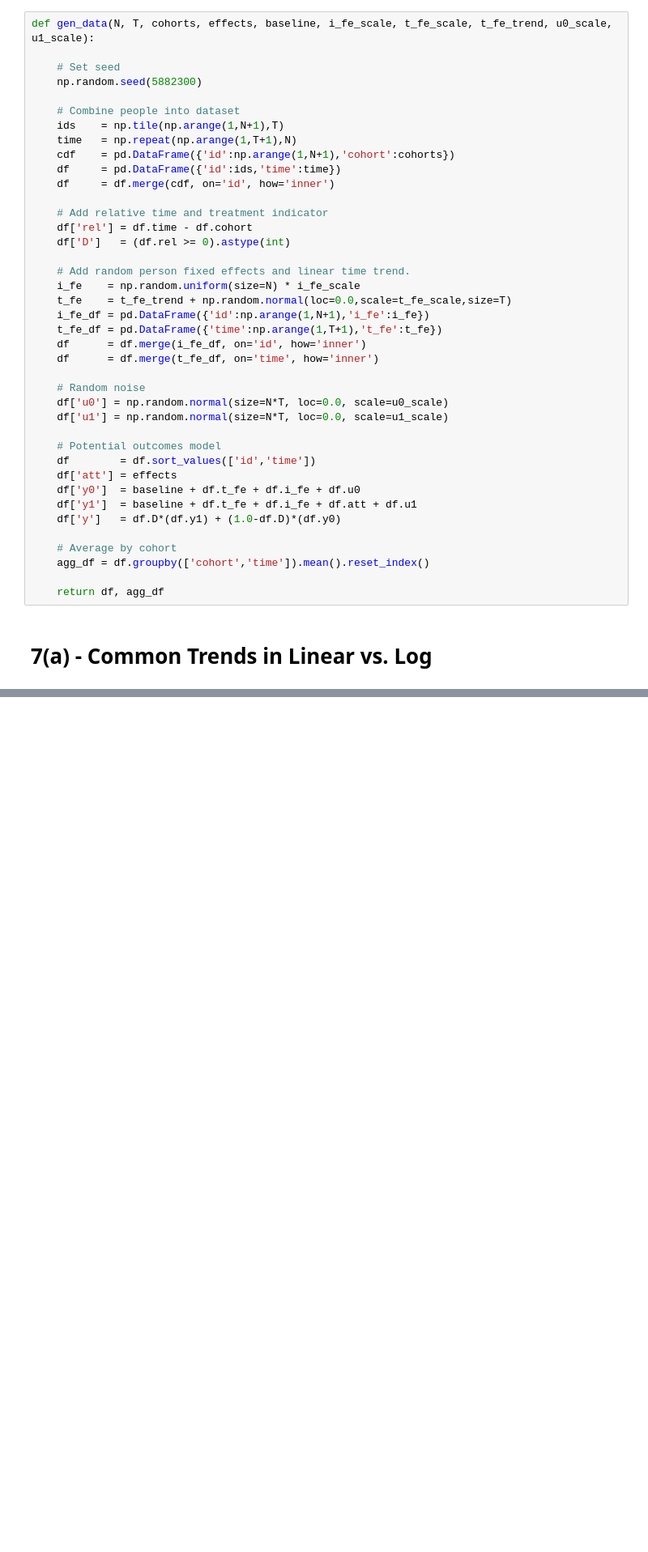
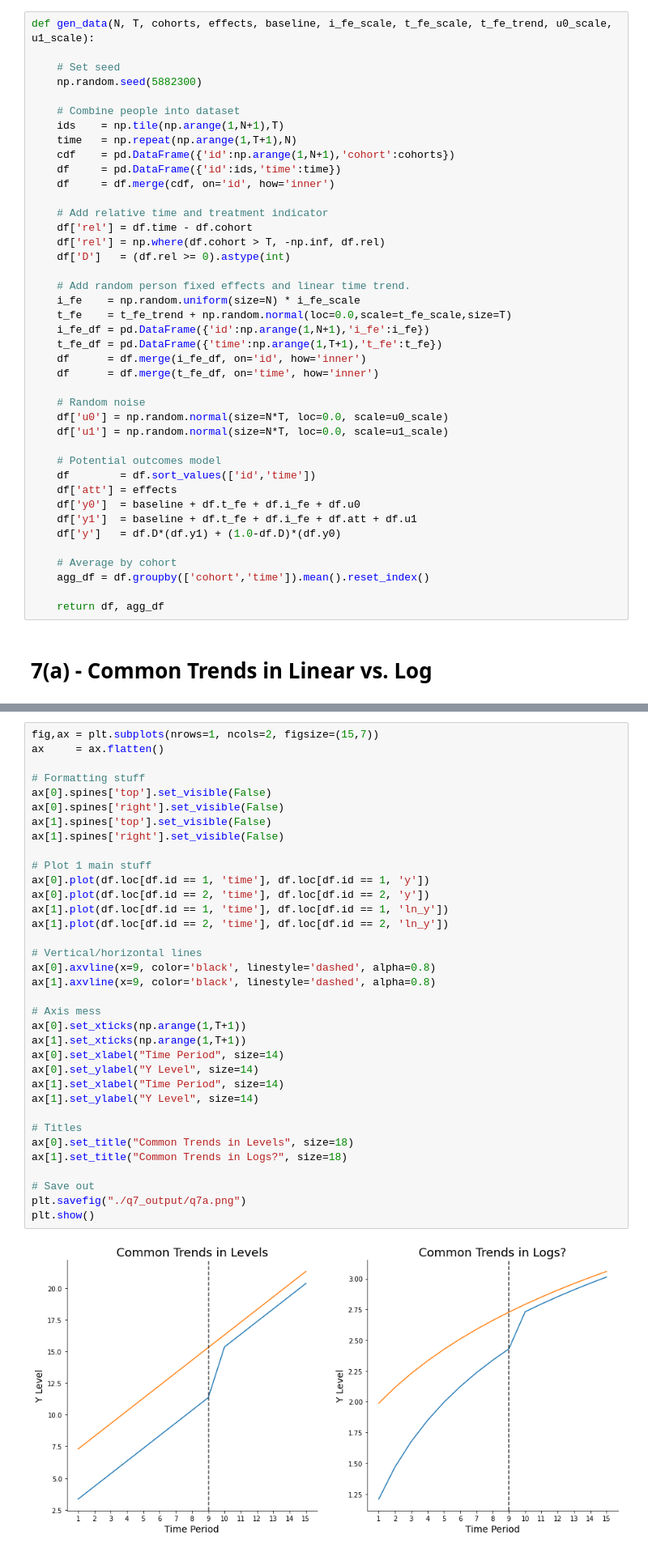
Before and after one commit to stevenbuschbach/Applied-Microeconometrics, a Jupyter notebook: q7/q7_code.ipynb, the cells around one changed output, grey strips where cells are left out. Shown: that part at 81% size. Saved outputs shown, nothing was run; the diff lists cells and outputs as text; blank space fills up the shorter version.

```diff
--- a/q7/q7_code.ipynb
+++ b/q7/q7_code.ipynb
@@ -21,6 +21,7 @@ def gen_data(N, T, cohorts, effects, baseline, i_fe_scale, t_fe_scale, t_fe_tren
 
     # Add relative time and treatment indicator
     df['rel'] = df.time - df.cohort
+    df['rel'] = np.where(df.cohort > T, -np.inf, df.rel)
     df['D']   = (df.rel >= 0).astype(int)
 
     # Add random person fixed effects and linear time trend.
@@ -331,0 +78,37 @@ plt.show()
+# %%
+fig,ax = plt.subplots(nrows=1, ncols=2, figsize=(15,7))
+ax     = ax.flatten()
+
+# Formatting stuff
+ax[0].spines['top'].set_visible(False)
+ax[0].spines['right'].set_visible(False)
+ax[1].spines['top'].set_visible(False)
+ax[1].spines['right'].set_visible(False)
+
+# Plot 1 main stuff
+ax[0].plot(df.loc[df.id == 1, 'time'], df.loc[df.id == 1, 'y'])
+ax[0].plot(df.loc[df.id == 2, 'time'], df.loc[df.id == 2, 'y'])
+ax[1].plot(df.loc[df.id == 1, 'time'], df.loc[df.id == 1, 'ln_y'])
+ax[1].plot(df.loc[df.id == 2, 'time'], df.loc[df.id == 2, 'ln_y'])
+
+# Vertical/horizontal lines
+ax[0].axvline(x=9, color='black', linestyle='dashed', alpha=0.8)
+ax[1].axvline(x=9, color='black', linestyle='dashed', alpha=0.8)
+
+# Axis mess
+ax[0].set_xticks(np.arange(1,T+1))
+ax[1].set_xticks(np.arange(1,T+1))
+ax[0].set_xlabel("Time Period", size=14)
+ax[0].set_ylabel("Y Level", size=14)
+ax[1].set_xlabel("Time Period", size=14)
+ax[1].set_ylabel("Y Level", size=14)
+
+# Titles
+ax[0].set_title("Common Trends in Levels", size=18)
+ax[1].set_title("Common Trends in Logs?", size=18)
+
+# Save out
+plt.savefig("./q7_output/q7a.png")
+plt.show()
+# %% [output]
+[figure, added]
```
Also changed, not shown: parts of 40 cells of this notebook, 9 other files.
